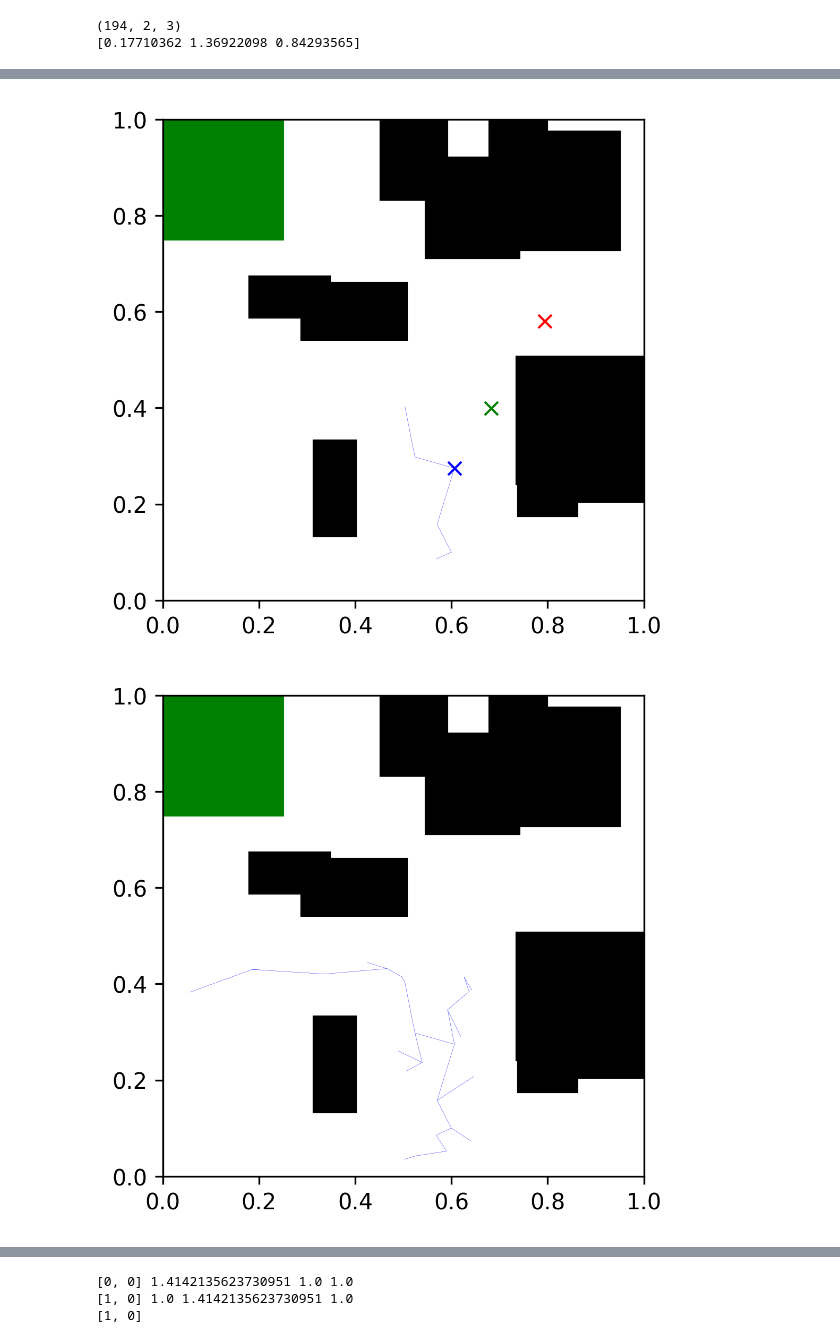
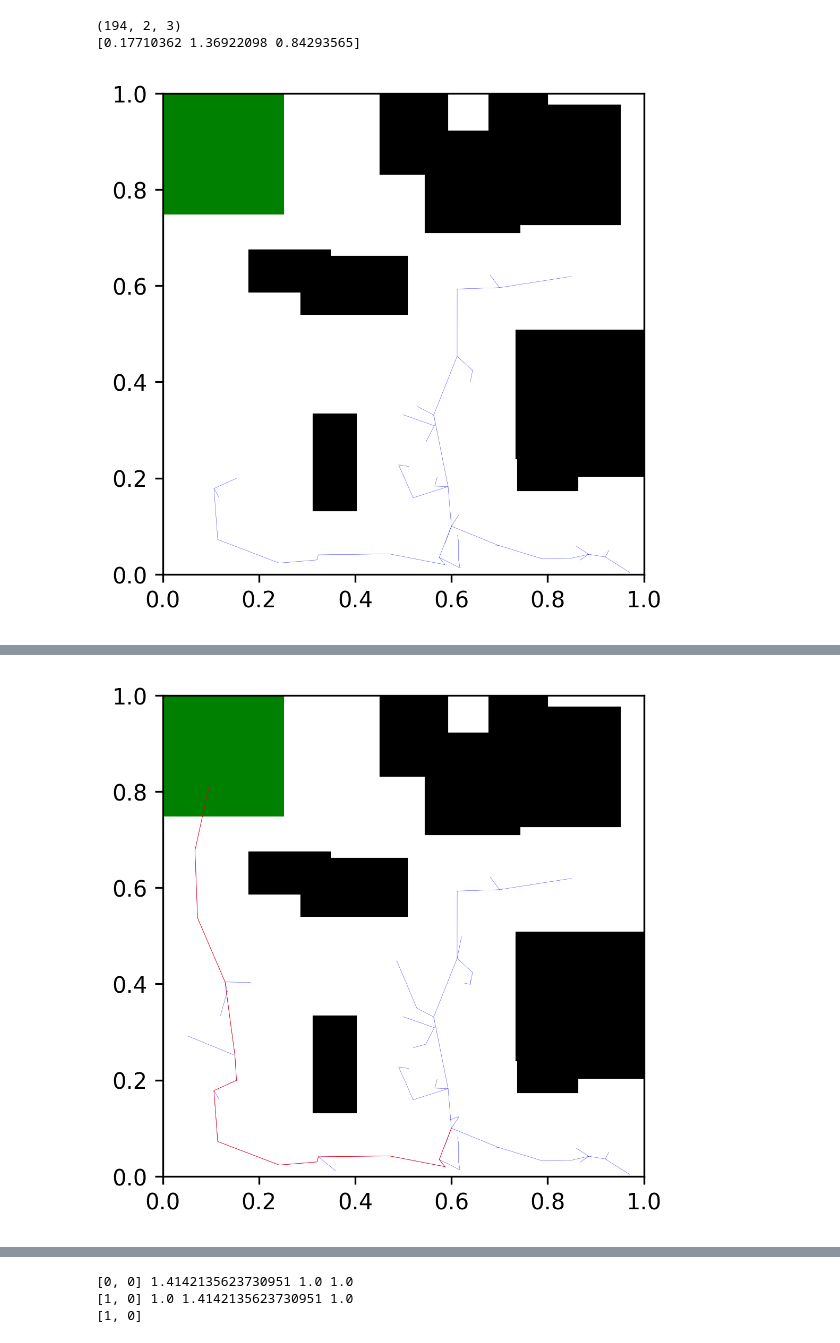
Before and after one commit to samer1248/ECE209AS-Lab2, a Jupyter notebook: project2.ipynb, the cells around one changed output, grey strips where cells are left out. Saved outputs shown, nothing was run; the diff lists cells and outputs as text; code cells hidden in the pictures.

```diff
--- a/project2.ipynb
+++ b/project2.ipynb
@@ -120,14 +132,19 @@ print(time_trajectory([1,1,0],[2,2,-np.pi]))
 [[0.7853981633974483, 1.4142135623730951, 2.356194490192345], 9.22816316157106]
 # %%
 def metric(c1,c2):
-#     dist = get_dist_diff(c1,c2)
-#     ang = get_angle_diff(c1[2],c2[2])
+    dist = get_dist_diff(c1,c2)
+    ang = get_angle_diff(c1[2],c2[2])
 
-#     rot_dist =  np.abs(ang) * wheel_sep
+    rot_dist =  np.abs(ang) * wheel_sep
 
-#     metric = dist + 0.1 *rot_dist
+    metric = dist + 0.1 *rot_dist
 
-    return  time_trajectory(c1,c2)[-1] #get_dist_diff(c1,c2)#  # time_trajectory(c1,c2)[-1] # get_dist_diff(c1,c2)#
+    return  metric #time_trajectory(c1,c2)[-1] #get_dist_diff(c1,c2)#  # time_trajectory(c1,c2)[-1] # get_dist_diff(c1,c2)#
+
+
+def metric2(c1,c2):
+    return  time_trajectory2(c1,c2)[-1] #get_dist_diff(c1,c2)#  # time_trajectory(c1,c2)[-1] # get_dist_diff(c1,c2)#
+
 
 print(metric([1,1,0],[2,1,0]))
 
@@ -192,7 +209,7 @@ def execute_trajectory(xi,xt,duration = 1):
         control_seq[-1][0] = np.sign(ang1) * w_wheel_rpm
         control_seq[-1][1] = -np.sign(ang1)*w_wheel_rpm
         if t + t_ang1>duration:
-            ang2 = w_robot*np.sign(ang2)
+            ang2 = w_robot*np.sign(ang2)*(duration -t)
             control_seq[-1][2] = duration - t
             x_end[2] = (x_end[2] + ang2)%(2*np.pi)
             t = duration
@@ -489,12 +506,12 @@ def build_tree(Ev,xi,target_node = -1):
 def run_rrt(target,obstacles_list,dimensions = [2,2],xi = [1,0.25,0],seed = 0, evolution = -1):
         np.random.seed(seed)
         n_points = 1000
-        dbg_indx = 12
+        dbg_indx = -1
         # ax = show_world(obstacles_list)
 
         V = [xi]
         E = []
-        C = []
+        C = [0]
         target_found = False
         for i in range(n_points):
             xr = [np.random.uniform(0,world_size),np.random.uniform(0,world_size),np.random.uniform(-np.pi,np.pi)]
@@ -507,13 +524,12 @@ def run_rrt(target,obstacles_list,dimensions = [2,2],xi = [1,0.25,0],seed = 0, e
             d_min = 10000
             if  i==dbg_indx:
                 print(xr)
-            for x in V:
+            for x,cv in zip(V,C):
                 d = metric(xr,x)
-                if  i==dbg_indx:
-                    print(x,d)
                 if d < d_min:
                     d_min = d
                     x_min = x
+                    c_min = cv
             if  i==dbg_indx:
                 plt.plot(x_min[0],x_min[1],'bx')
 
@@ -528,13 +544,15 @@ def run_rrt(target,obstacles_list,dimensions = [2,2],xi = [1,0.25,0],seed = 0, e
 
             if not collision:
 
-
+                c_new = c_min +  metric2(x_min,x_new)
+                C.append(c_new)
                 V.append(x_new)
                 E.append([x_min,x_new])
 
                 if x_new[0]>target[0][0] and x_new[0]<target[0][0]+target[1][0] and x_new[1]>target[0][1] and x_new[1]<target[0][1]+target[1][1]:
                     print("Target Found")
                     print(x_new)
+                    print('Cost ',c_new)
                     x_final = x_new
                     break
         #         if x_new[0]>xx1 and x_new[0]<xx3 and x_new[1]>xx2 and x_new[1]<xx4:
@@ -557,11 +575,14 @@ def run_rrt(target,obstacles_list,dimensions = [2,2],xi = [1,0.25,0],seed = 0, e
         plot_rrt_evol(E)
         Ev = np.array(E)
         edge_list = build_tree(Ev,xi)
+        c=0
         for indx in edge_list:
             e = E[indx]
+            c+=metric2(e[0],e[1])
             ae = np.array(e)
             plt.plot(ae[:,0],ae[:,1],'r',linewidth =0.2)
         plt.show()
-
-run_rrt(target,obstacles_list,dimensions = [1,1],xi = [0.6,0.1,0],seed = 2, evolution = 100)
+        print("Cost ",c)
+run_rrt(target,obstacles_list,dimensions = [1,1],xi = [0.6,0.1,0],seed = 0, evolution = 250)
 # %% [output]
+[figure, new version]
@@ -576,2 +592 @@ run_rrt(target,obstacles_list,dimensions = [1,1],xi = [0.6,0.1,0],seed = 2, evol
-[figure, old version]
-[figure, old version]
+[figure, new version]
```
Also changed, not shown: parts of 7 cells of this notebook, 2 other files.
